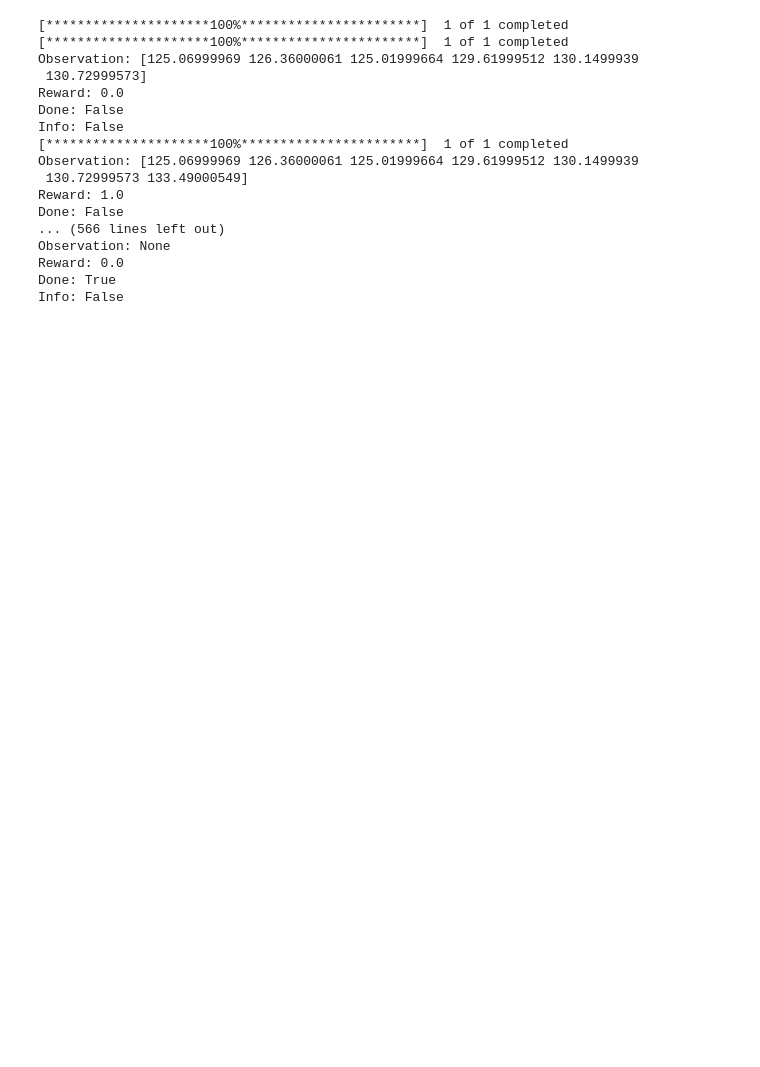
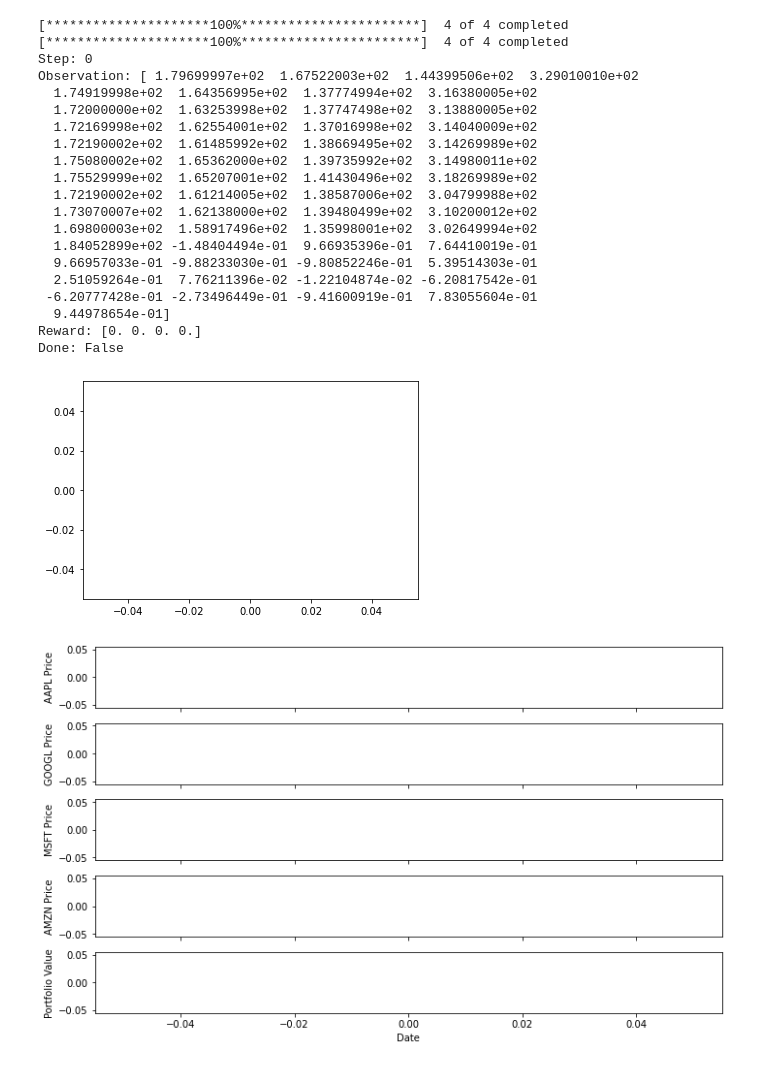
Before and after one commit to kennethZhangML/Q-Trading, a Jupyter notebook: tradingEnv_demo.ipynb, the cells around one changed output. Cells and saved outputs as stored; diff of their text form; code cells hidden in the pictures; blank space fills up the shorter version.

```diff
--- a/tradingEnv_demo.ipynb
+++ b/tradingEnv_demo.ipynb
@@ -1,43 +1,49 @@
 # %%
-import gym
+from tradingEnv_portfolioWeighted import *
 
-from tradingEnv import TradingEnv
+stock_tickers = ['AAPL', 'GOOGL', 'MSFT', 'AMZN']
+portfolio_weights = [0.3, 0.2, 0.3, 0.2]
 
-gym.envs.register(
-        id = 'TradingEnv-v0',
-        entry_point = 'tradingEnv:TradingEnv',
-)
+start_date = input("Enter the start date (YYYY-MM-DD): ")
+end_date = input("Enter the end date (YYYY-MM-DD): ")
 
-env = gym.make('TradingEnv-v0', new_step_api = True)
+env = TradingEnv(stock_tickers, portfolio_weights, start_date, end_date)
 observation = env.reset()
 
-for _ in range(env.max_steps):
-    action = env.action_space.sample()
-    observation, reward, done, info, _ = env.step(action)
-    print(f"Observation: {observation}")
-    print(f"Reward: {reward}")
-    print(f"Done: {done}")
-    print(f"Info: {info}")
+for step in range(env.max_steps):
+        action = env.action_space.sample()
+        observation, reward, done, _ = env.step(action)
 
-    if done:
-        break
+        print(f"Step: {step}")
+        print(f"Observation: {observation}")
+        print(f"Reward: {reward}")
+        print(f"Done: {done}")
+        env.render()
+
+        if done:
+                break
 
 env.close()
 # %% [output]
-[*********************100%***********************]  1 of 1 completed
-[*********************100%***********************]  1 of 1 completed
-Observation: [125.06999969 126.36000061 125.01999664 129.61999512 130.1499939
- 130.72999573]
-Reward: 0.0
+[*********************100%***********************]  4 of 4 completed
+[*********************100%***********************]  4 of 4 completed
+Step: 0
+Observation: [ 1.79699997e+02  1.67522003e+02  1.44399506e+02  3.29010010e+02
+  1.74919998e+02  1.64356995e+02  1.37774994e+02  3.16380005e+02
+  1.72000000e+02  1.63253998e+02  1.37747498e+02  3.13880005e+02
+  1.72169998e+02  1.62554001e+02  1.37016998e+02  3.14040009e+02
+  1.72190002e+02  1.61485992e+02  1.38669495e+02  3.14269989e+02
+  1.75080002e+02  1.65362000e+02  1.39735992e+02  3.14980011e+02
+  1.75529999e+02  1.65207001e+02  1.41430496e+02  3.18269989e+02
+  1.72190002e+02  1.61214005e+02  1.38587006e+02  3.04799988e+02
+  1.73070007e+02  1.62138000e+02  1.39480499e+02  3.10200012e+02
+  1.69800003e+02  1.58917496e+02  1.35998001e+02  3.02649994e+02
+  1.84052899e+02 -1.48404494e-01  9.66935396e-01  7.64410019e-01
+  9.66957033e-01 -9.88233030e-01 -9.80852246e-01  5.39514303e-01
+  2.51059264e-01  7.76211396e-02 -1.22104874e-02 -6.20817542e-01
+ -6.20777428e-01 -2.73496449e-01 -9.41600919e-01  7.83055604e-01
+  9.44978654e-01]
+Reward: [0. 0. 0. 0.]
 Done: False
-Info: False
-[*********************100%***********************]  1 of 1 completed
-Observation: [125.06999969 126.36000061 125.01999664 129.61999512 130.1499939
- 130.72999573 133.49000549]
-Reward: 1.0
-Done: False
-... (566 lines left out)
-Observation: None
-Reward: 0.0
-Done: True
-Info: False
+[figure, added]
+[figure, added]
```
Also changed, not shown: parts of 1 cell of this notebook, 1 other file.
